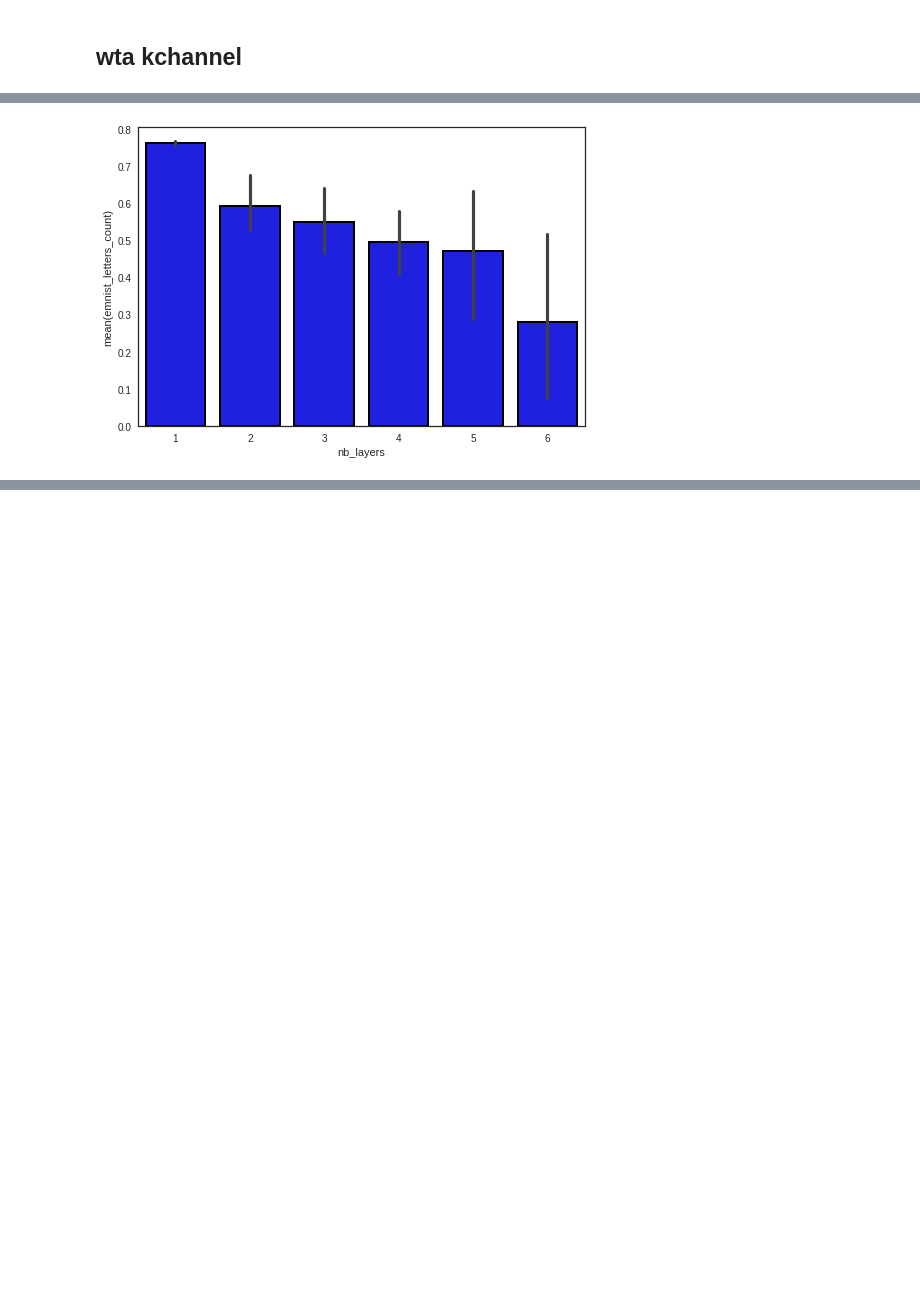
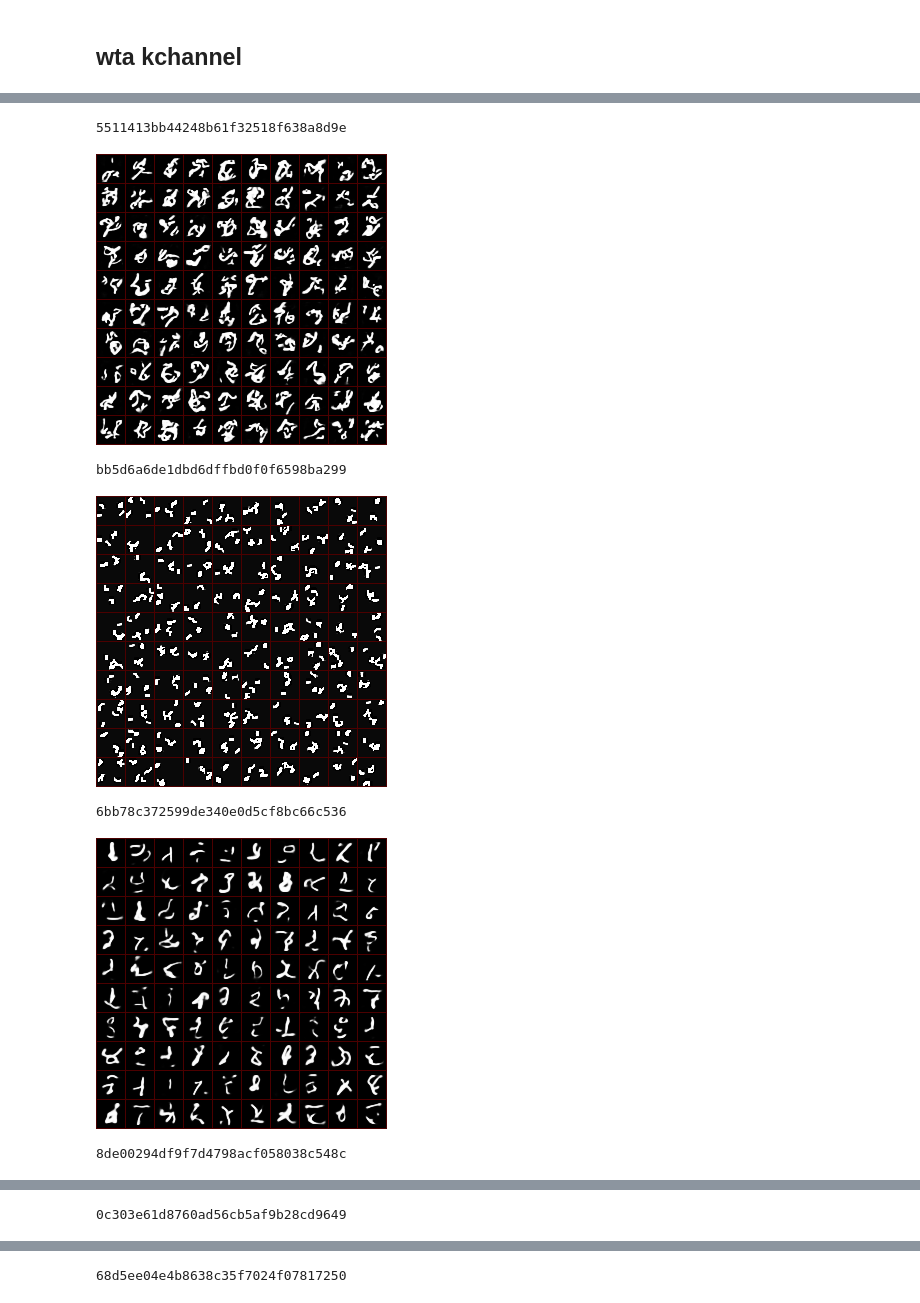
Before and after one commit to mehdidc/out_of_class, a Jupyter notebook: ae/ipynb/analysis.ipynb, the cells around one changed output, grey strips where cells are left out. Drawn from its saved outputs; the diff is of its cells as text; code cells hidden in the pictures; blank space fills up the shorter version.

```diff
--- a/ae/ipynb/analysis.ipynb
+++ b/ae/ipynb/analysis.ipynb
@@ -79,6 +79,8 @@ df_full = df_full.set_index('job_id')
 df_full['in_score'] =  df_full['emnist_digits_count'] + 5*df_full['emnist_object'] + 10*df_full['digits_diversity']
 df_full['out_score'] =  df_full['emnist_letters_count'] + 5*df_full['emnist_object'] + 10*df_full['letters_diversity']
 df_full.to_csv('hypers.csv')
+# %%
+df_full = pd.read_csv('hypers.csv').set_index('id')
 # %% [markdown]
 ## Fix stride. vary nb of layers
 # %%
@@ -192,10 +196,3 @@ d
-# %%
-d = df_full.copy()
-df_full['in_score'] =  df_full['emnist_digits_count'] + 15*df_full['emnist_object'] + 10*df_full['digits_diversity']
-df_full['out_score'] =  df_full['emnist_letters_count'] + 10*df_full['emnist_object'] + 10*df_full['letters_diversity']
-#d = d[d['sampler']=='mnist_deep']
-#d = d[d['stride']==4]
-#d = d.sort_values(by='out_score', ascending=False)
 # %%
 df = df_full
 df = df[df['sampler'] == 'mnist_noise']
@@ -244,13 +251,21 @@ ax = sns.barplot(
 # %%
 df = df_full
 df = df[df['sampler'] == 'mnist_deep']
+df = df[df['stride']==0]
 ax = sns.barplot(
     x='nb_layers',
-    y='emnist_letters_count',
+    y='y',
     data=df,
     linewidth=2,
     color='blue',
     edgecolor=['black']*6,
 )
+show_several(df)
 # %% [output]
+5511413bb44248b61f32518f638a8d9e
-[figure, old version]
+[figure, new version]
+bb5d6a6de1dbd6dffbd0f0f6598ba299
+[figure, added]
+6bb78c372599de340e0d5cf8bc66c536
+[figure, added]
+8de00294df9f7d4798acf058038c548c
@@ -256,0 +273 @@ ax = sns.barplot(
+0c303e61d8760ad56cb5af9b28cd9649
@@ -256,0 +275 @@ ax = sns.barplot(
+68d5ee04e4b8638c35f7024f07817250
```
Also changed, not shown: parts of 6 cells of this notebook, 1 other file.
